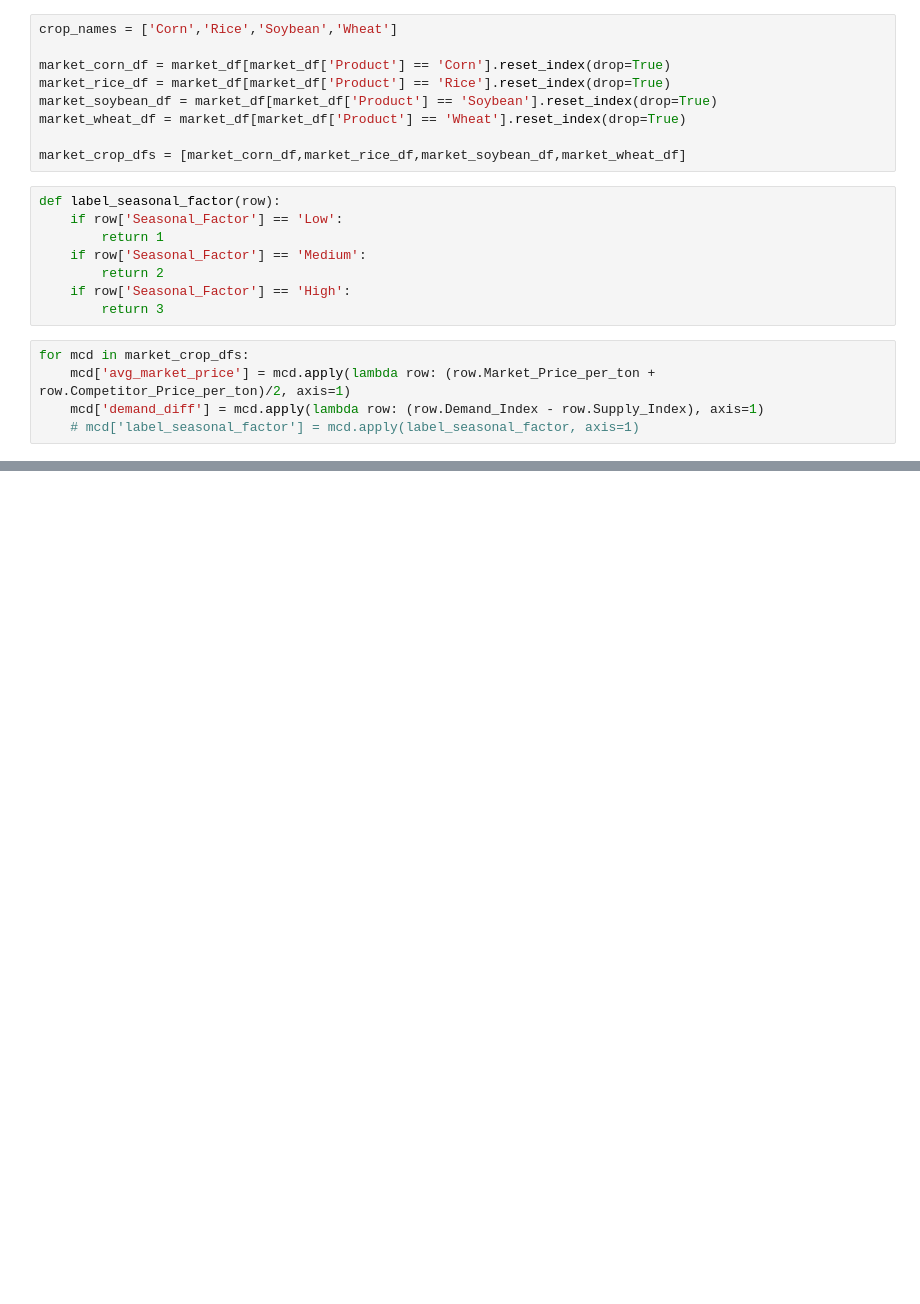
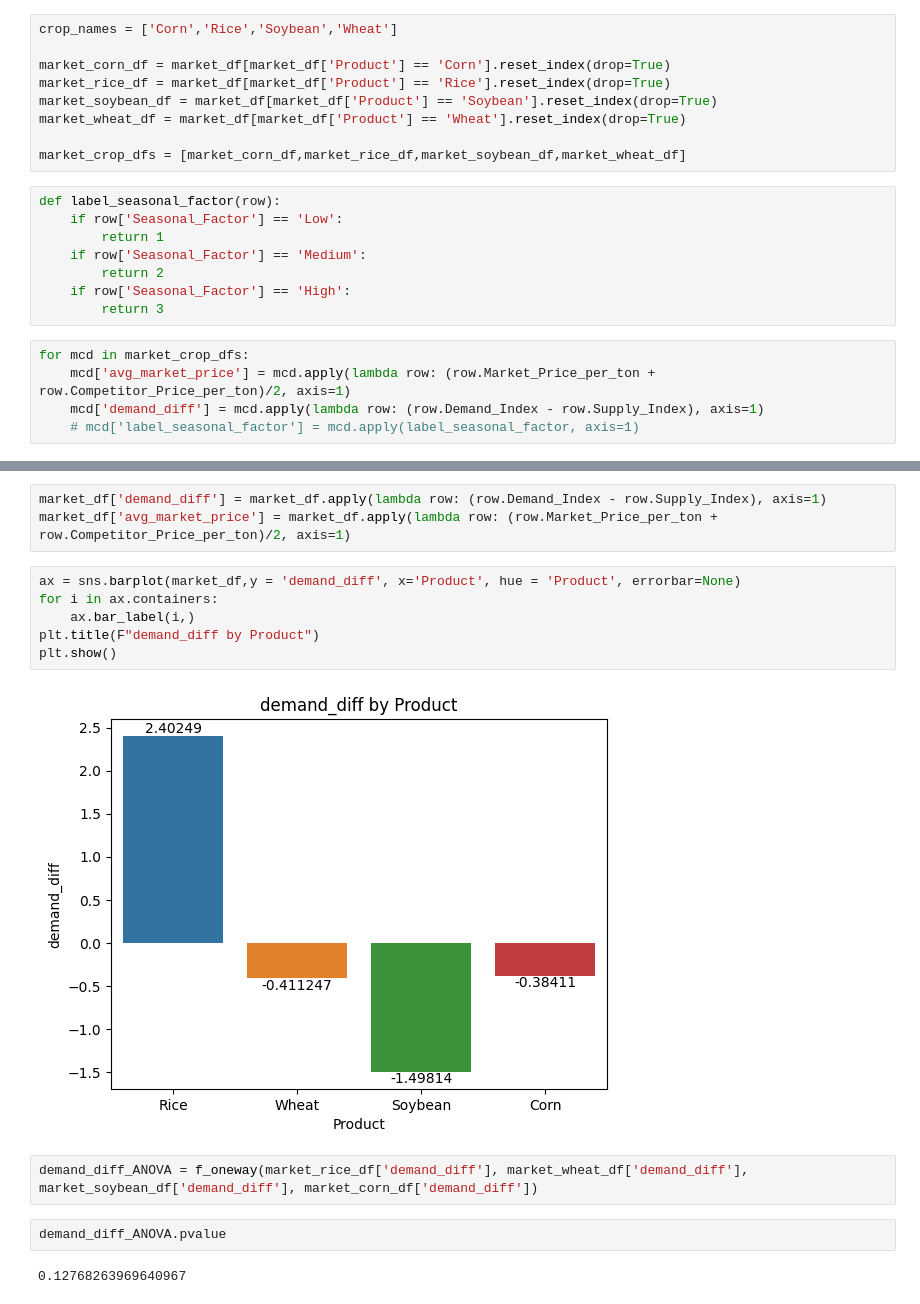
Before and after one commit to JoshuaWacks/sustainableFarmingAnalysis, a Jupyter notebook: question_2.ipynb, the cells around one changed output, grey strips where cells are left out. Drawn from its saved outputs; the diff is of its cells as text; blank space fills up the shorter version.

```diff
--- a/question_2.ipynb
+++ b/question_2.ipynb
@@ -56,0 +93,17 @@ for mcd in market_crop_dfs:
+# %%
+market_df['demand_diff'] = market_df.apply(lambda row: (row.Demand_Index - row.Supply_Index), axis=1)
+market_df['avg_market_price'] = market_df.apply(lambda row: (row.Market_Price_per_ton + row.Competitor_Price_per_ton)/2, axis=1)
+# %%
+ax = sns.barplot(market_df,y = 'demand_diff', x='Product', hue = 'Product', errorbar=None)
+for i in ax.containers:
+    ax.bar_label(i,)
+plt.title(F"demand_diff by Product")
+plt.show()
+# %% [output]
+[figure, added]
+# %%
+demand_diff_ANOVA = f_oneway(market_rice_df['demand_diff'], market_wheat_df['demand_diff'], market_soybean_df['demand_diff'], market_corn_df['demand_diff'])
+# %%
+demand_diff_ANOVA.pvalue
+# %% [output]
+0.12768263969640967
```
Also changed, not shown: parts of 15 cells of this notebook, 21 other files.
